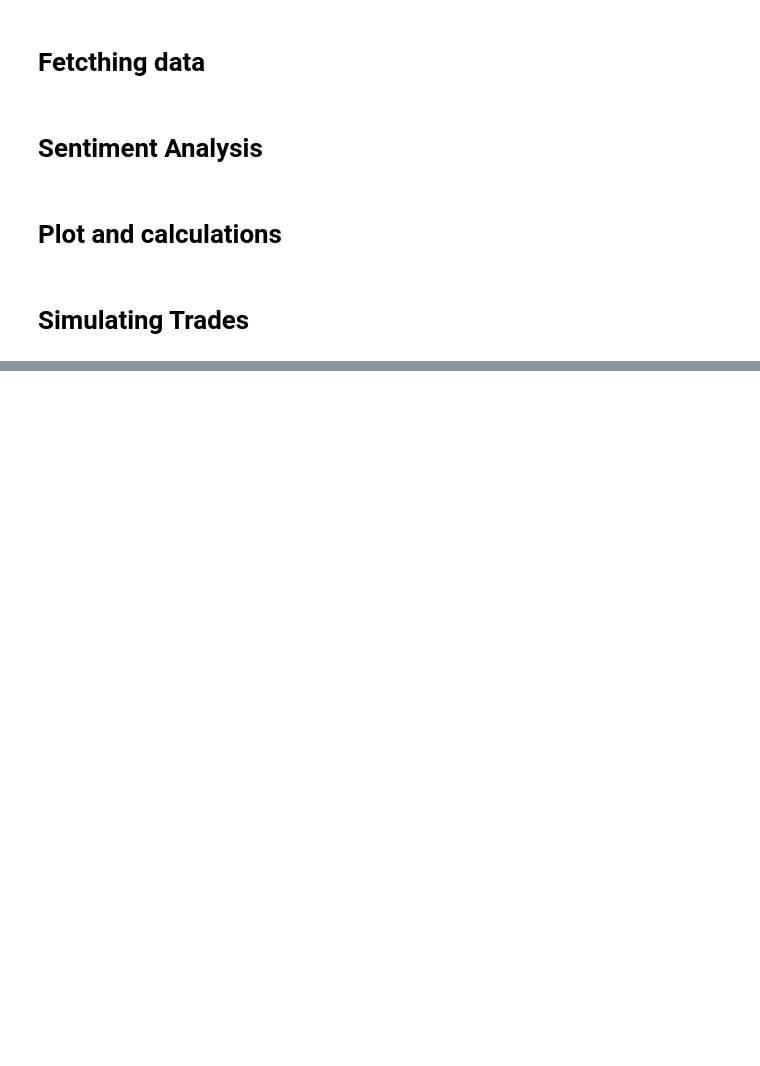
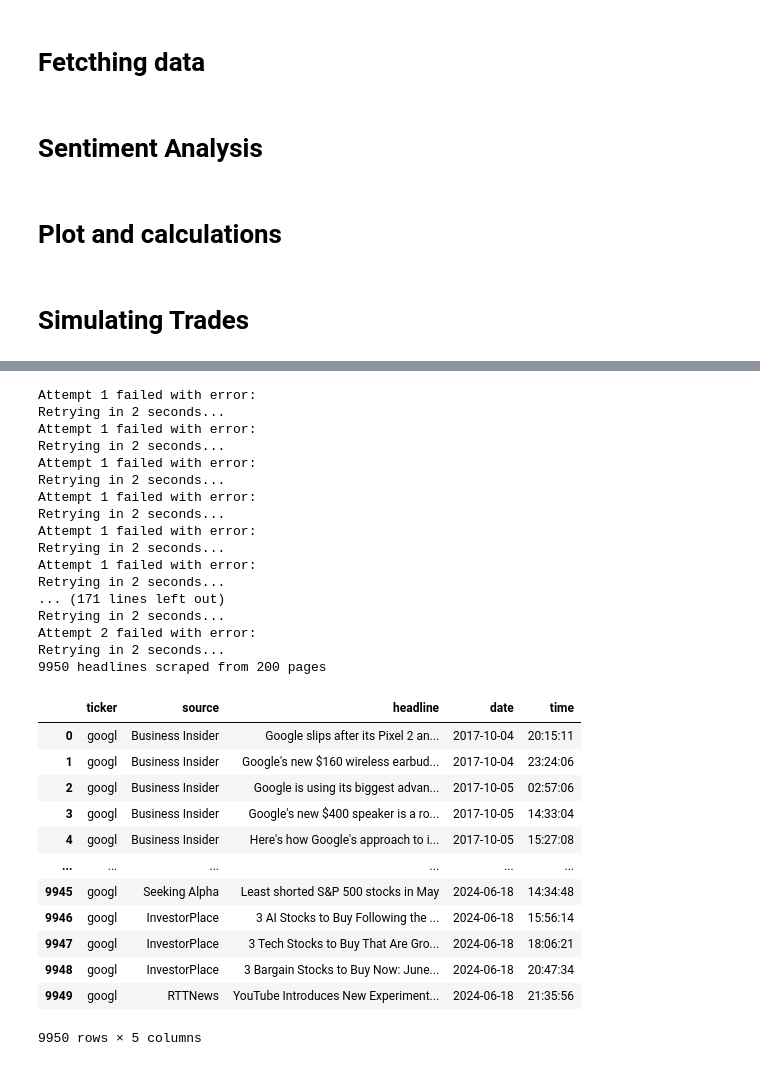
Before and after one commit to luficerg/STOCK_ANALYSIS, a Jupyter notebook: notebook/stock-v1-1.ipynb, the cells around one changed output, grey strips where cells are left out. Drawn from its saved outputs; the diff is of its cells as text; code cells hidden in the pictures; blank space fills up the shorter version.

```diff
--- a/notebook/stock-v1-1.ipynb
+++ b/notebook/stock-v1-1.ipynb
@@ -335,0 +456,34 @@ Max drawdown: 0.0
+# %%
+news_googl = await fetch_news("GOOGL")
+news_googl
+# %% [output]
+Attempt 1 failed with error:
+Retrying in 2 seconds...
+Attempt 1 failed with error:
+Retrying in 2 seconds...
+Attempt 1 failed with error:
+Retrying in 2 seconds...
+Attempt 1 failed with error:
+Retrying in 2 seconds...
+Attempt 1 failed with error:
+Retrying in 2 seconds...
+Attempt 1 failed with error:
+Retrying in 2 seconds...
+... (171 lines left out)
+Retrying in 2 seconds...
+Attempt 2 failed with error:
+Retrying in 2 seconds...
+9950 headlines scraped from 200 pages
+|  | ticker | source | headline | date | time |
+| 0 | googl | Business Insider | Google slips after its Pixel 2 an... | 2017-10-04 | 20:15:11 |
+| 1 | googl | Business Insider | Google's new $160 wireless earbud... | 2017-10-04 | 23:24:06 |
+| 2 | googl | Business Insider | Google is using its biggest advan... | 2017-10-05 | 02:57:06 |
+| 3 | googl | Business Insider | Google's new $400 speaker is a ro... | 2017-10-05 | 14:33:04 |
+| 4 | googl | Business Insider | Here's how Google's approach to i... | 2017-10-05 | 15:27:08 |
+| ... | ... | ... | ... | ... | ... |
+| 9945 | googl | Seeking Alpha | Least shorted S&P 500 stocks in May | 2024-06-18 | 14:34:48 |
+| 9946 | googl | InvestorPlace | 3 AI Stocks to Buy Following the ... | 2024-06-18 | 15:56:14 |
+| 9947 | googl | InvestorPlace | 3 Tech Stocks to Buy That Are Gro... | 2024-06-18 | 18:06:21 |
+| 9948 | googl | InvestorPlace | 3 Bargain Stocks to Buy Now: June... | 2024-06-18 | 20:47:34 |
+| 9949 | googl | RTTNews | YouTube Introduces New Experiment... | 2024-06-18 | 21:35:56 |
+9950 rows × 5 columns
```
Also changed, not shown: parts of 19 cells of this notebook, 9 other files.
